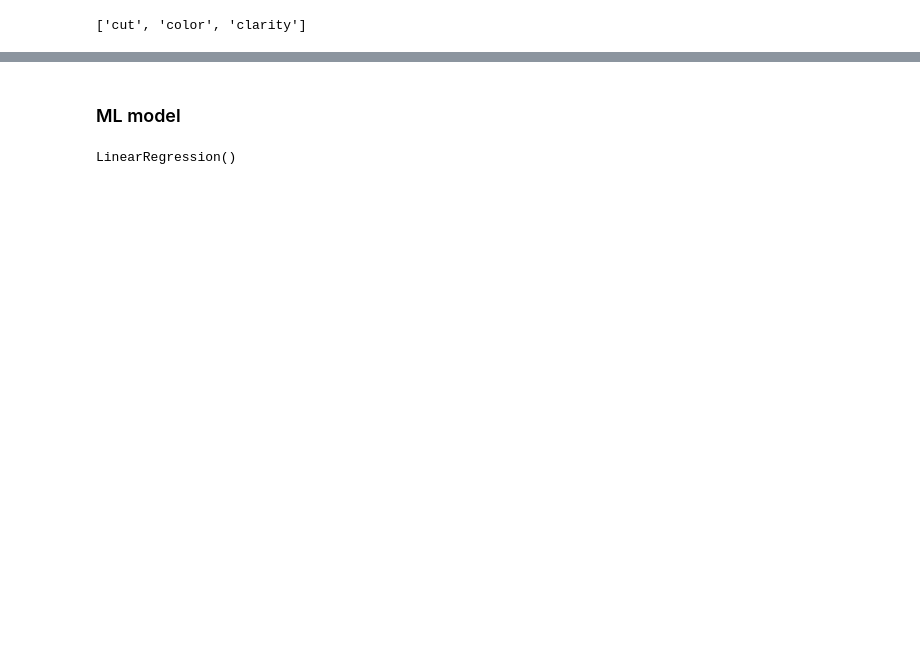
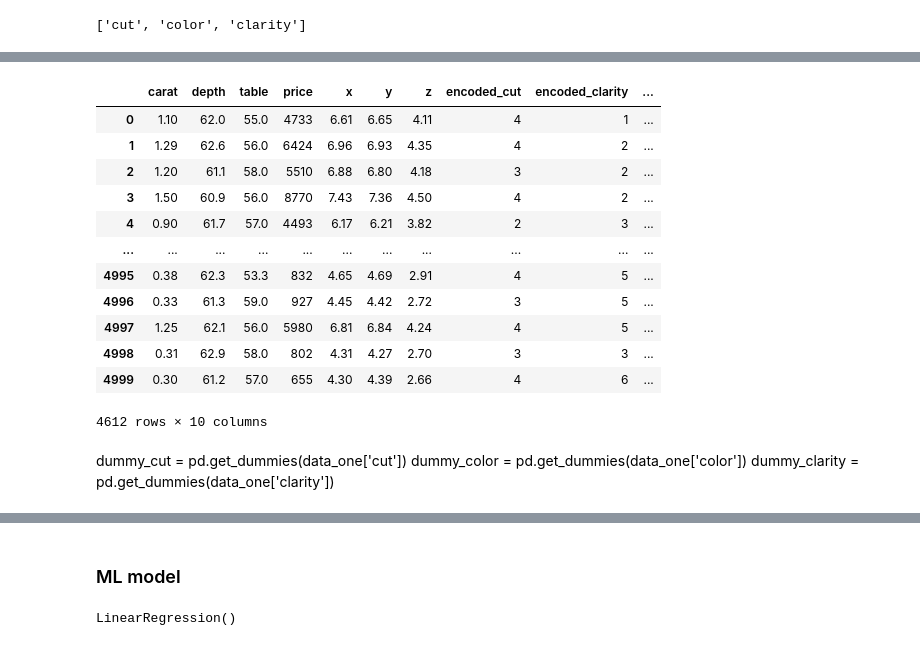
Before and after one commit to carolacaivano/Diamond-Price-Prediction, a Jupyter notebook: solution/xtream.ipynb, the cells around one changed output, grey strips where cells are left out. Saved outputs shown, nothing was run; the diff lists cells and outputs as text; code cells hidden in the pictures; blank space fills up the shorter version.

```diff
--- a/solution/xtream.ipynb
+++ b/solution/xtream.ipynb
@@ -287,0 +271,31 @@ data_one=data_one.drop(columns=['clarity'])
+# %%
+# Define the order for each categorical variable (cut, color, clarity) from worst to best
+cut_order= {'Fair': 0, 'Good': 1, 'Very Good': 2, 'Premium': 3, 'Ideal': 4}
+clarity_order={'I1':0,'SI2':1, 'SI1':2, 'VS2':3, 'VS1':4, 'VVS2':5, 'VVS1':6, 'IF':7}
+color_order={'J':0, 'I':1, 'H':2, 'G':3, 'F':4, 'E':5,'D':6}
+# Label encoding
+data['encoded_cut'] = data['cut'].map(cut_order)
+data['encoded_clarity'] = data['clarity'].map(clarity_order)
+data['encoded_color'] = data['color'].map(color_order)
+data=data.drop(['cut'],axis=1)
+data=data.drop(['clarity'],axis=1)
+data=data.drop(['color'],axis=1)
+display(data)
+# %% [output]
+|  | carat | depth | table | price | x | y | z | encoded_cut | encoded_clarity | ... |
+| 0 | 1.10 | 62.0 | 55.0 | 4733 | 6.61 | 6.65 | 4.11 | 4 | 1 | ... |
+| 1 | 1.29 | 62.6 | 56.0 | 6424 | 6.96 | 6.93 | 4.35 | 4 | 2 | ... |
+| 2 | 1.20 | 61.1 | 58.0 | 5510 | 6.88 | 6.80 | 4.18 | 3 | 2 | ... |
+| 3 | 1.50 | 60.9 | 56.0 | 8770 | 7.43 | 7.36 | 4.50 | 4 | 2 | ... |
+| 4 | 0.90 | 61.7 | 57.0 | 4493 | 6.17 | 6.21 | 3.82 | 2 | 3 | ... |
+| ... | ... | ... | ... | ... | ... | ... | ... | ... | ... | ... |
+| 4995 | 0.38 | 62.3 | 53.3 | 832 | 4.65 | 4.69 | 2.91 | 4 | 5 | ... |
+| 4996 | 0.33 | 61.3 | 59.0 | 927 | 4.45 | 4.42 | 2.72 | 3 | 5 | ... |
+| 4997 | 1.25 | 62.1 | 56.0 | 5980 | 6.81 | 6.84 | 4.24 | 4 | 5 | ... |
+| 4998 | 0.31 | 62.9 | 58.0 | 802 | 4.31 | 4.27 | 2.70 | 3 | 3 | ... |
+| 4999 | 0.30 | 61.2 | 57.0 | 655 | 4.30 | 4.39 | 2.66 | 4 | 6 | ... |
+4612 rows × 10 columns
+# %% [markdown]
+dummy_cut = pd.get_dummies(data_one['cut'])
+dummy_color = pd.get_dummies(data_one['color'])
+dummy_clarity = pd.get_dummies(data_one['clarity'])
```
Also changed, not shown: parts of 38 cells of this notebook, 1 other file.
